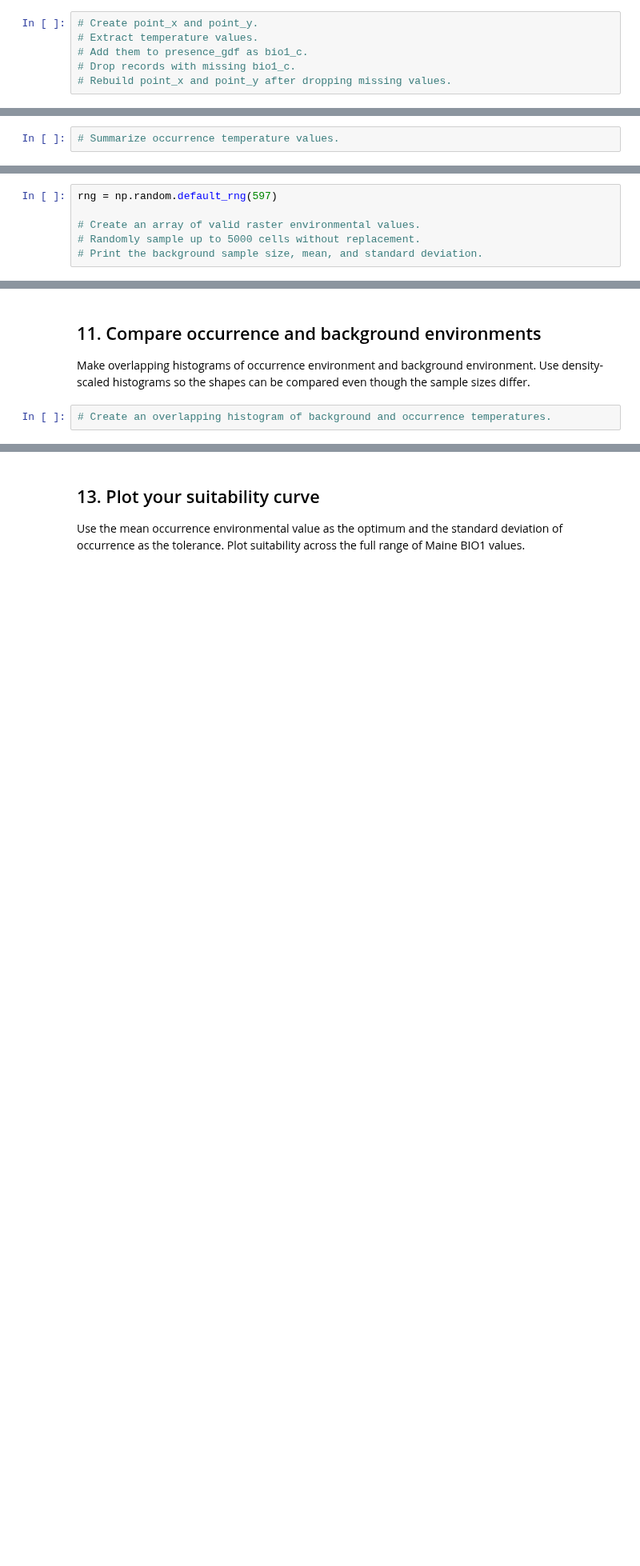
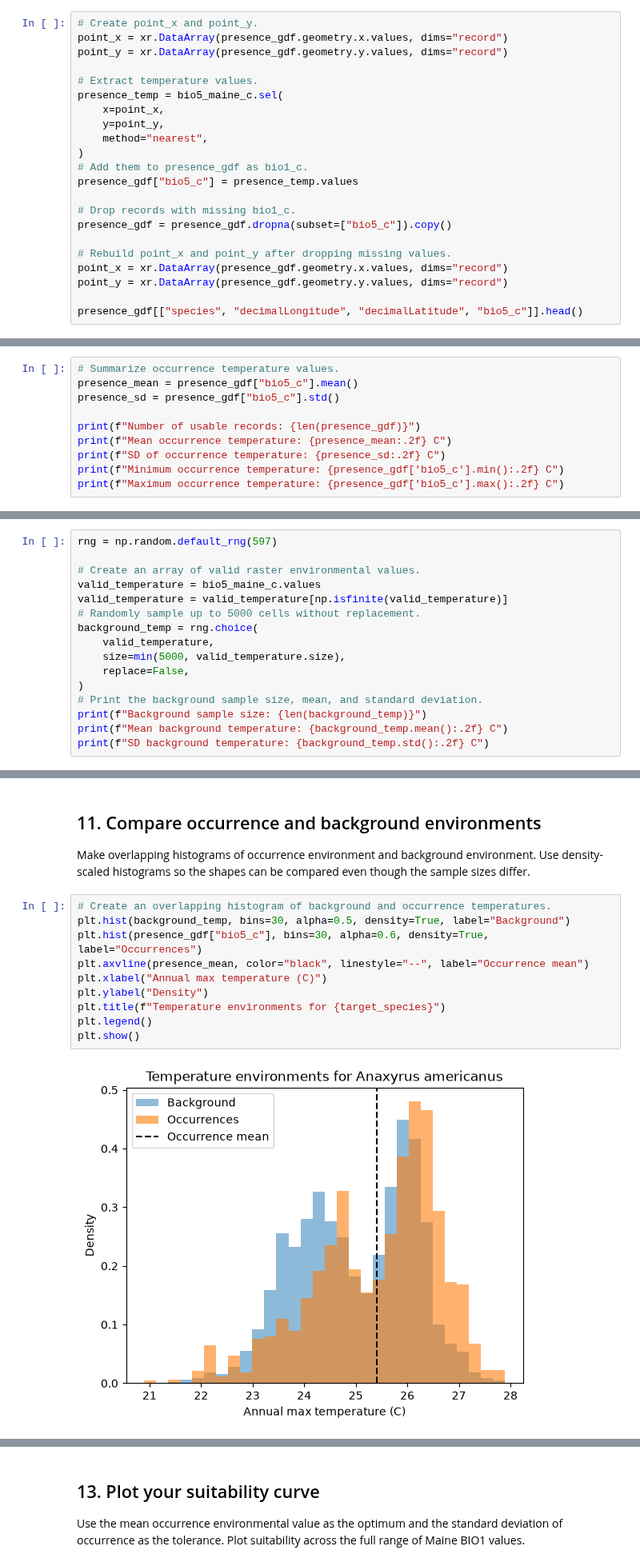
Before and after one commit to drewgutt/BIO597-SpatialBiodiversity, a Jupyter notebook: docs/assignments/Assignment-06-FirstPrinciplesSDM.ipynb, the cells around one changed output, grey strips where cells are left out. Shown at 80% size. Saved outputs shown, nothing was run; the diff lists cells and outputs as text; blank space fills up the shorter version.

```diff
--- a/docs/assignments/Assignment-06-FirstPrinciplesSDM.ipynb
+++ b/docs/assignments/Assignment-06-FirstPrinciplesSDM.ipynb
@@ -114,7 +230,23 @@ Use longitude and latitude to create point geometry. Assign `EPSG:4326`. Confirm
 Create `xarray.DataArray` objects for point longitude and latitude. Use `.sel(..., method="nearest")` to extract BIO1 values at occurrence records. Add the extracted values to a column named `bio1_c`.
 # %%
 # Create point_x and point_y.
+point_x = xr.DataArray(presence_gdf.geometry.x.values, dims="record")
+point_y = xr.DataArray(presence_gdf.geometry.y.values, dims="record")
+
 # Extract temperature values.
+presence_temp = bio5_maine_c.sel(
+    x=point_x,
+    y=point_y,
+    method="nearest",
+)
 # Add them to presence_gdf as bio1_c.
+presence_gdf["bio5_c"] = presence_temp.values
+
 # Drop records with missing bio1_c.
+presence_gdf = presence_gdf.dropna(subset=["bio5_c"]).copy()
+
 # Rebuild point_x and point_y after dropping missing values.
+point_x = xr.DataArray(presence_gdf.geometry.x.values, dims="record")
+point_y = xr.DataArray(presence_gdf.geometry.y.values, dims="record")
+
+presence_gdf[["species", "decimalLongitude", "decimalLatitude", "bio5_c"]].head()
@@ -124,3 +263,11 @@ Create `xarray.DataArray` objects for point longitude and latitude. Use `.sel(..
 Calculate the count, mean, standard deviation, minimum, and maximum of `bio1_c` at occurrence records.
 # %%
 # Summarize occurrence temperature values.
+presence_mean = presence_gdf["bio5_c"].mean()
+presence_sd = presence_gdf["bio5_c"].std()
+
+print(f"Number of usable records: {len(presence_gdf)}")
+print(f"Mean occurrence temperature: {presence_mean:.2f} C")
+print(f"SD of occurrence temperature: {presence_sd:.2f} C")
+print(f"Minimum occurrence temperature: {presence_gdf['bio5_c'].min():.2f} C")
+print(f"Maximum occurrence temperature: {presence_gdf['bio5_c'].max():.2f} C")
@@ -134,5 +288,15 @@ Create a random sample of up to 5,000 valid cells from Maine for your environmen
 rng = np.random.default_rng(597)
 
 # Create an array of valid raster environmental values.
+valid_temperature = bio5_maine_c.values
+valid_temperature = valid_temperature[np.isfinite(valid_temperature)]
 # Randomly sample up to 5000 cells without replacement.
+background_temp = rng.choice(
+    valid_temperature,
+    size=min(5000, valid_temperature.size),
+    replace=False,
+)
 # Print the background sample size, mean, and standard deviation.
+print(f"Background sample size: {len(background_temp)}")
+print(f"Mean background temperature: {background_temp.mean():.2f} C")
+print(f"SD background temperature: {background_temp.std():.2f} C")
@@ -142,5 +310,15 @@ rng = np.random.default_rng(597)
 Make overlapping histograms of occurrence environment and background environment. Use density-scaled histograms so the shapes can be compared even though the sample sizes differ.
 # %%
 # Create an overlapping histogram of background and occurrence temperatures.
+plt.hist(background_temp, bins=30, alpha=0.5, density=True, label="Background")
+plt.hist(presence_gdf["bio5_c"], bins=30, alpha=0.6, density=True, label="Occurrences")
+plt.axvline(presence_mean, color="black", linestyle="--", label="Occurrence mean")
+plt.xlabel("Annual max temperature (C)")
+plt.ylabel("Density")
+plt.title(f"Temperature environments for {target_species}")
+plt.legend()
+plt.show()
+# %% [output]
+[figure, added]
 # %% [markdown]
 **Interpretation:** Does your species appear to use a narrow or broad subset of available environmental space? Explain using your plot.
```
Also changed, not shown: parts of 30 cells of this notebook.
